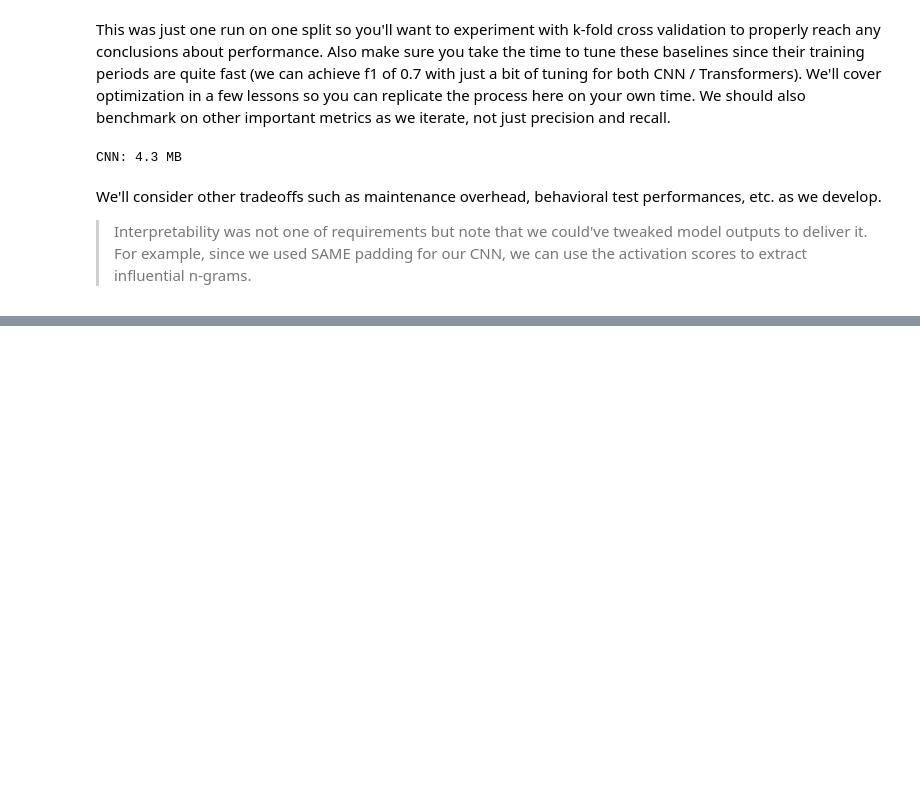
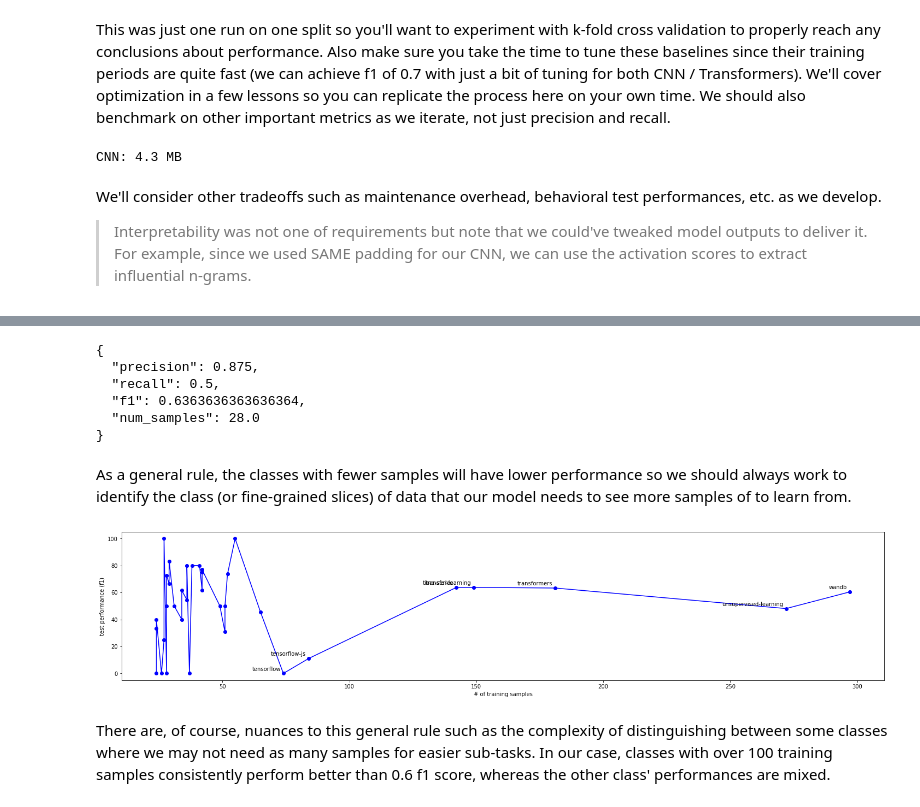
Before and after one commit to anantvaid/MadeWithML_Learnings, a Jupyter notebook: MLOps.ipynb, the cells around one changed output, grey strips where cells are left out. Cells and saved outputs as stored; diff of their text form; code cells hidden in the pictures; blank space fills up the shorter version.

Commit message:
Evaluation of Models

```diff
--- a/MLOps.ipynb
+++ b/MLOps.ipynb
@@ -1975,0 +1977,9 @@ We'll consider other tradeoffs such as maintenance overhead, behavioral test per
+# %%
+# Evaluate
+# Overall metrics
+overall_metrics = precision_recall_fscore_support(y_test, y_pred, average="weighted")
+metrics["overall"]["precision"] = overall_metrics[0]
+metrics["overall"]["recall"] = overall_metrics[1]
+metrics["overall"]["f1"] = overall_metrics[2]
+metrics["overall"]["num_samples"] = np.float64(len(y_true))
+print (json.dumps(metrics["overall"], indent=4))
@@ -1975,0 +2005,45 @@ We'll consider other tradeoffs such as maintenance overhead, behavioral test per
+# %%
+# Per-class metrics
+class_metrics = precision_recall_fscore_support(y_test, y_pred, average=None)
+for i, _class in enumerate(label_encoder.classes):
+    metrics["class"][_class] = {
+        "precision": class_metrics[0][i],
+        "recall": class_metrics[1][i],
+        "f1": class_metrics[2][i],
+        "num_samples": np.float64(class_metrics[3][i]),
+    }
+# %%
+# Metrics for a specific class
+tag = "transformers"
+print (json.dumps(metrics["class"][tag], indent=2))
+# %% [output]
+{
+  "precision": 0.875,
+  "recall": 0.5,
+  "f1": 0.6363636363636364,
+  "num_samples": 28.0
+}
+# %% [markdown]
+As a general rule, the classes with fewer samples will have lower performance so we should always work to identify the class (or fine-grained slices) of data that our model needs to see more samples of to learn from.
+# %%
+# Number of training samples per class
+num_samples = np.sum(y_train, axis=0).tolist()
+# %%
+# Number of samples vs. performance (per class)
+f1s = [metrics["class"][_class]["f1"]*100. for _class in label_encoder.classes]
+sorted_lists = sorted(zip(*[num_samples, f1s])) # sort
+num_samples, f1s = list(zip(*sorted_lists))
+# %%
+# Plot
+n = 7 # num. top classes to label
+fig, ax = plt.subplots()
+ax.set_xlabel("# of training samples")
+ax.set_ylabel("test performance (f1)")
+fig.set_size_inches(25, 5)
+ax.plot(num_samples, f1s, "bo-")
+for x, y, label in zip(num_samples[-n:], f1s[-n:], label_encoder.classes[-n:]):
+    ax.annotate(label, xy=(x,y), xytext=(-5, 5), ha="right", textcoords="offset points")
+# %% [output]
+[figure, added]
+# %% [markdown]
+There are, of course, nuances to this general rule such as the complexity of distinguishing between some classes where we may not need as many samples for easier sub-tasks. In our case, classes with over 100 training samples consistently perform better than 0.6 f1 score, whereas the other class' performances are mixed.
```
Also changed, not shown: parts of 38 cells of this notebook.
